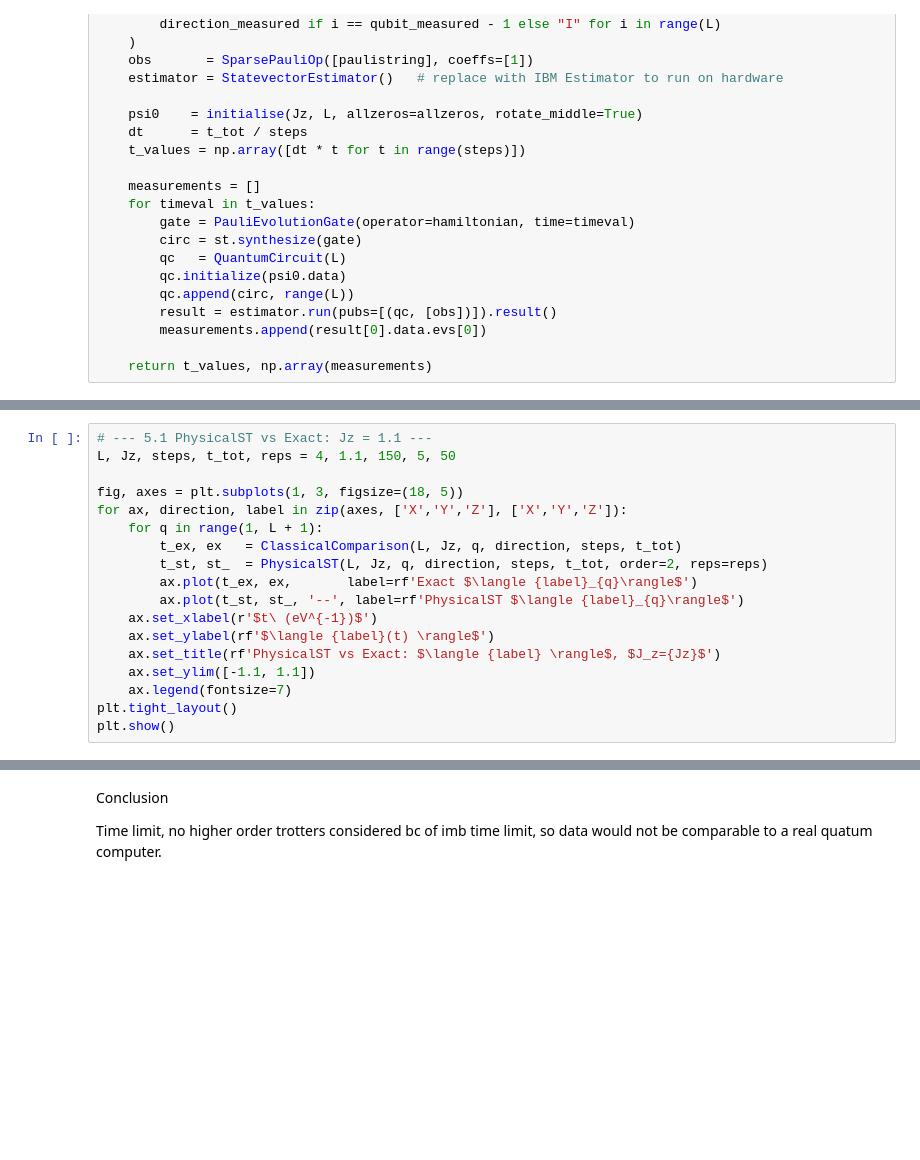
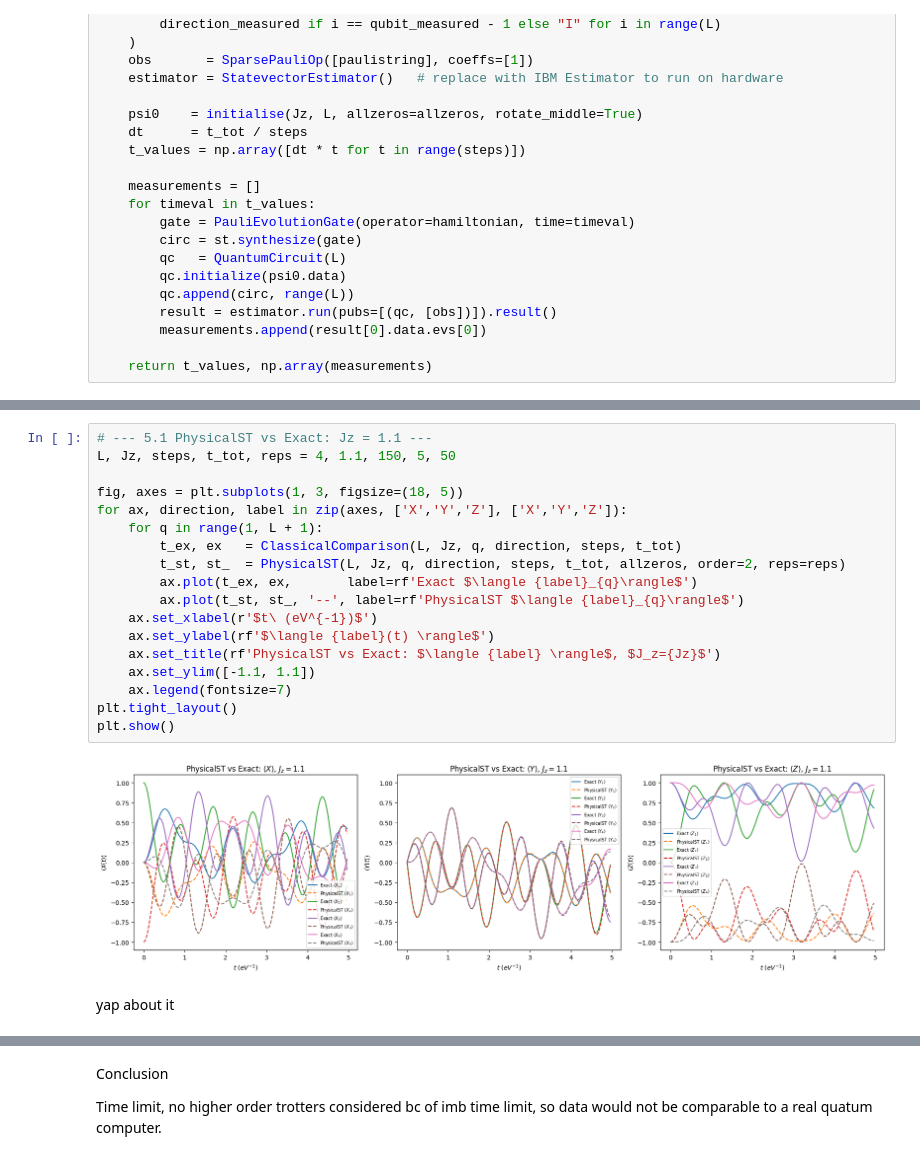
Before and after one commit to laramt04/Time-Evolution-QC-Project, a Jupyter notebook: Report.ipynb, the cells around one changed output, grey strips where cells are left out. Cells and saved outputs as stored; diff of their text form; blank space fills up the shorter version.

```diff
--- a/Report.ipynb
+++ b/Report.ipynb
@@ -637,18 +640,22 @@ plt.show()
 # %%
 # --- 5.1 PhysicalST vs Exact: Jz = 1.1 ---
 L, Jz, steps, t_tot, reps = 4, 1.1, 150, 5, 50
 
 fig, axes = plt.subplots(1, 3, figsize=(18, 5))
 for ax, direction, label in zip(axes, ['X','Y','Z'], ['X','Y','Z']):
     for q in range(1, L + 1):
         t_ex, ex   = ClassicalComparison(L, Jz, q, direction, steps, t_tot)
-        t_st, st_  = PhysicalST(L, Jz, q, direction, steps, t_tot, order=2, reps=reps)
+        t_st, st_  = PhysicalST(L, Jz, q, direction, steps, t_tot, allzeros, order=2, reps=reps)
         ax.plot(t_ex, ex,       label=rf'Exact $\langle {label}_{q}\rangle$')
         ax.plot(t_st, st_, '--', label=rf'PhysicalST $\langle {label}_{q}\rangle$')
     ax.set_xlabel(r'$t\ (eV^{-1})$')
     ax.set_ylabel(rf'$\langle {label}(t) \rangle$')
     ax.set_title(rf'PhysicalST vs Exact: $\langle {label} \rangle$, $J_z={Jz}$')
     ax.set_ylim([-1.1, 1.1])
     ax.legend(fontsize=7)
 plt.tight_layout()
 plt.show()
+# %% [output]
+[figure, added]
+# %% [markdown]
+yap about it
```
Also changed, not shown: parts of 13 cells of this notebook.
